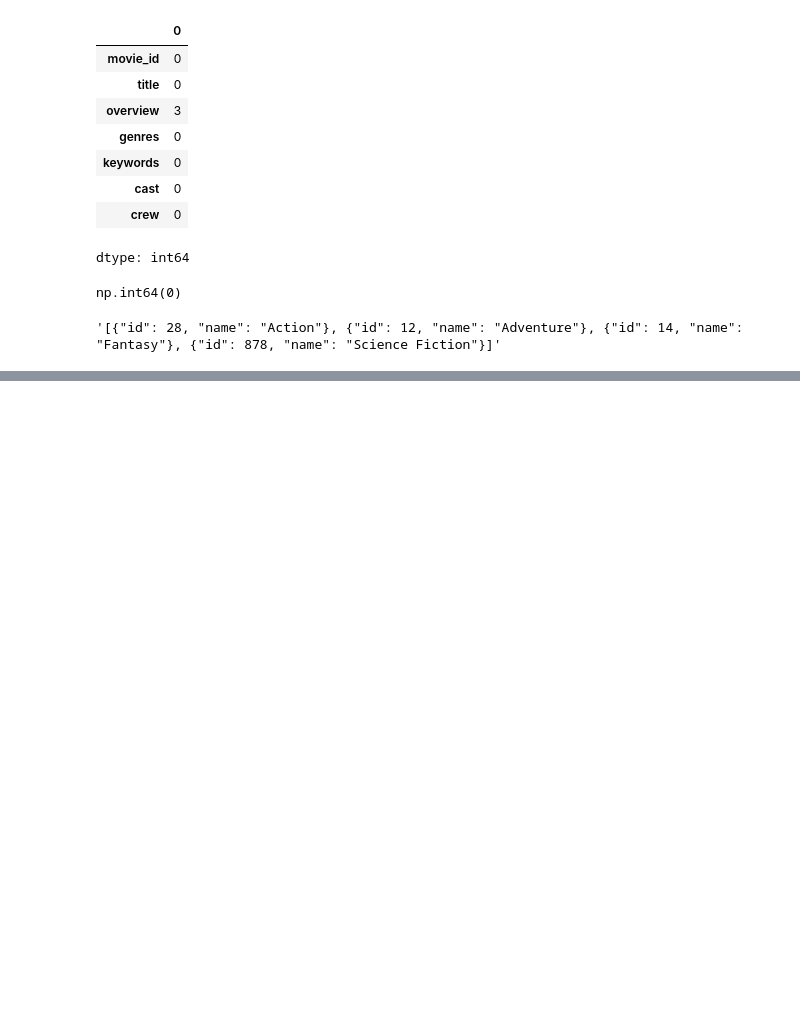
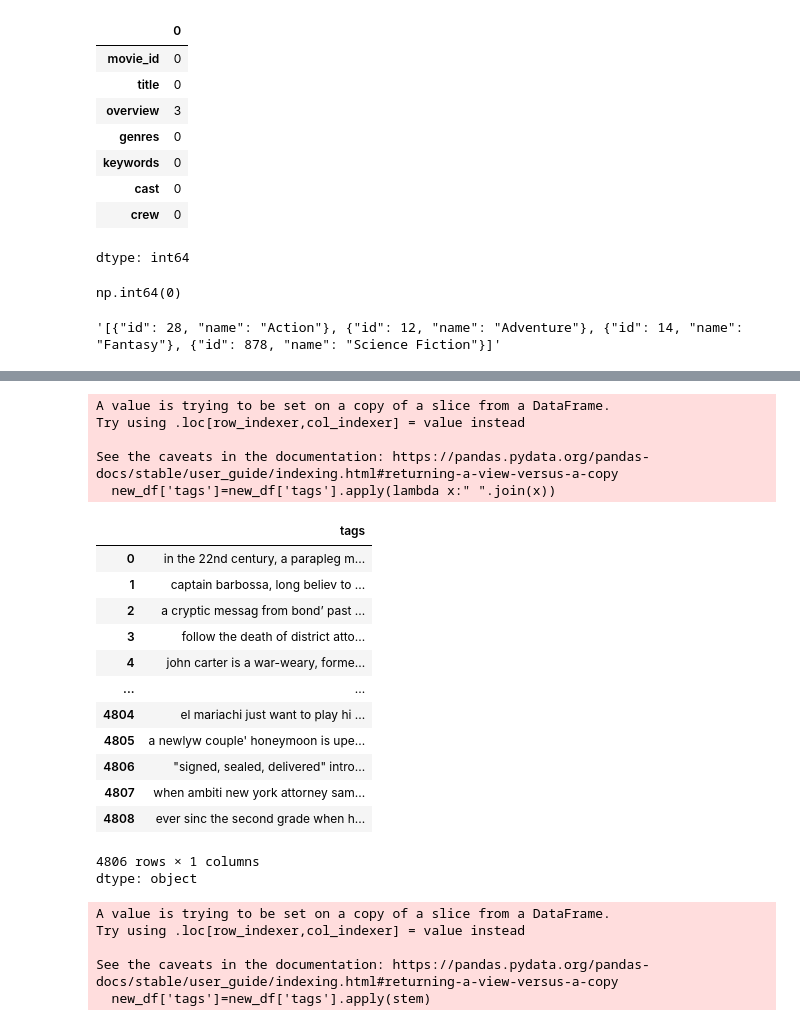
Before and after one commit to Sivaraghavi/Movie-Recommendation-ML, a Jupyter notebook: Movie_recommender_system.ipynb, the cells around one changed output, grey strips where cells are left out. Cells and saved outputs as stored; diff of their text form; code cells hidden in the pictures; blank space fills up the shorter version.

```diff
--- a/Movie_recommender_system.ipynb
+++ b/Movie_recommender_system.ipynb
@@ -144,0 +152,25 @@ dtype: object
+# %%
+new_df['tags']=new_df['tags'].apply(lambda x:" ".join(x))
+# %% [output]
+A value is trying to be set on a copy of a slice from a DataFrame.
+Try using .loc[row_indexer,col_indexer] = value instead
+
+See the caveats in the documentation: https://pandas.pydata.org/pandas-docs/stable/user_guide/indexing.html#returning-a-view-versus-a-copy
+  new_df['tags']=new_df['tags'].apply(lambda x:" ".join(x))
+# %%
+new_df['tags'].apply(lambda x:x.lower())
+# %% [output]
+|  | tags |
+| 0 | in the 22nd century, a parapleg m... |
+| 1 | captain barbossa, long believ to ... |
+| 2 | a cryptic messag from bond’ past ... |
+| 3 | follow the death of district atto... |
+| 4 | john carter is a war-weary, forme... |
+| ... | ... |
+| 4804 | el mariachi just want to play hi ... |
+| 4805 | a newlyw couple' honeymoon is upe... |
+| 4806 | "signed, sealed, delivered" intro... |
+| 4807 | when ambiti new york attorney sam... |
+| 4808 | ever sinc the second grade when h... |
+4806 rows × 1 columns
+dtype: object
@@ -144,0 +194,8 @@ dtype: object
+# %%
+new_df['tags']=new_df['tags'].apply(stem)
+# %% [output]
+A value is trying to be set on a copy of a slice from a DataFrame.
+Try using .loc[row_indexer,col_indexer] = value instead
+
+See the caveats in the documentation: https://pandas.pydata.org/pandas-docs/stable/user_guide/indexing.html#returning-a-view-versus-a-copy
+  new_df['tags']=new_df['tags'].apply(stem)
```
Also changed, not shown: parts of 18 cells of this notebook.
